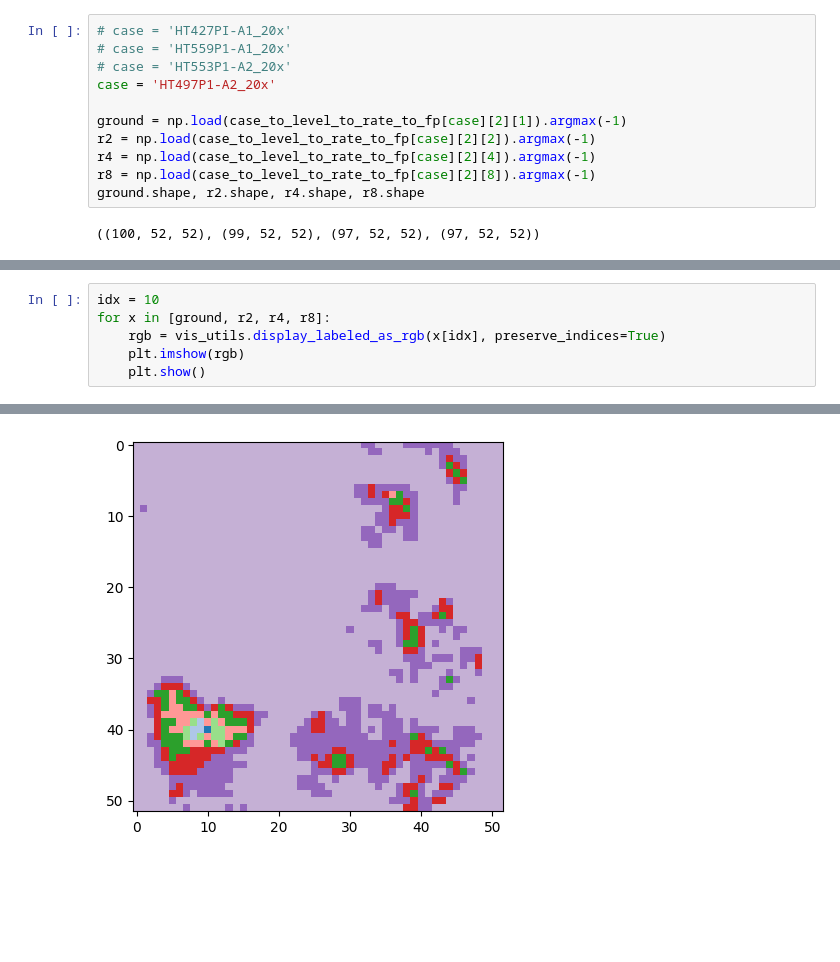
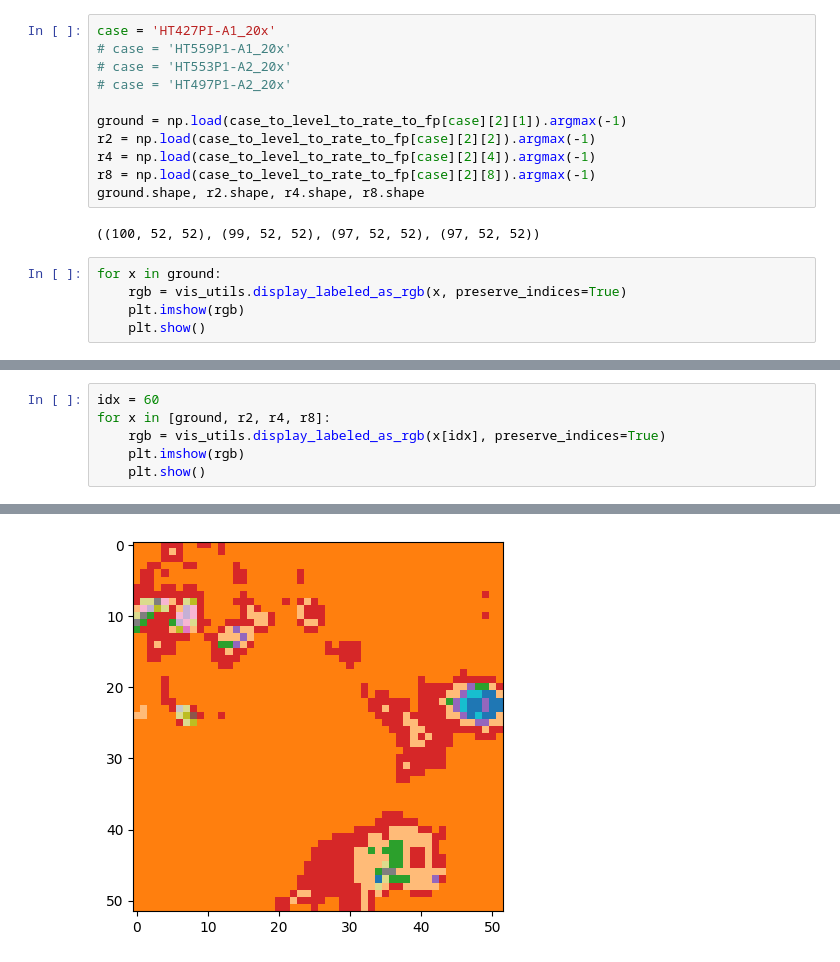
Before and after one commit to ding-lab/mushroom, a Jupyter notebook: notebooks/manuscript/submission_v1/step6_qc_analysis_lightsheet.ipynb, the cells around one changed output, grey strips where cells are left out. Saved outputs shown, nothing was run; the diff lists cells and outputs as text; blank space fills up the shorter version.

```diff
--- a/notebooks/manuscript/submission_v1/step6_qc_analysis_lightsheet.ipynb
+++ b/notebooks/manuscript/submission_v1/step6_qc_analysis_lightsheet.ipynb
@@ -232,8 +282,8 @@ sns.boxplot(data=df, x='keep_rate', y='adj_rand_score', hue='level')
 # %%
-# case = 'HT427PI-A1_20x'
+case = 'HT427PI-A1_20x'
 # case = 'HT559P1-A1_20x'
 # case = 'HT553P1-A2_20x'
-case = 'HT497P1-A2_20x'
+# case = 'HT497P1-A2_20x'
 
 ground = np.load(case_to_level_to_rate_to_fp[case][2][1]).argmax(-1)
 r2 = np.load(case_to_level_to_rate_to_fp[case][2][2]).argmax(-1)
@@ -242,3 +292,8 @@ r8 = np.load(case_to_level_to_rate_to_fp[case][2][8]).argmax(-1)
 ground.shape, r2.shape, r4.shape, r8.shape
 # %% [output]
 ((100, 52, 52), (99, 52, 52), (97, 52, 52), (97, 52, 52))
+# %%
+for x in ground:
+    rgb = vis_utils.display_labeled_as_rgb(x, preserve_indices=True)
+    plt.imshow(rgb)
+    plt.show()
@@ -245,5 +314,5 @@ ground.shape, r2.shape, r4.shape, r8.shape
 # %%
-idx = 10
+idx = 60
 for x in [ground, r2, r4, r8]:
     rgb = vis_utils.display_labeled_as_rgb(x[idx], preserve_indices=True)
     plt.imshow(rgb)
@@ -253 +322 @@ for x in [ground, r2, r4, r8]:
-[figure, old version]
+[figure, new version]
```
Also changed, not shown: parts of 12 cells of this notebook, 9 other files.
